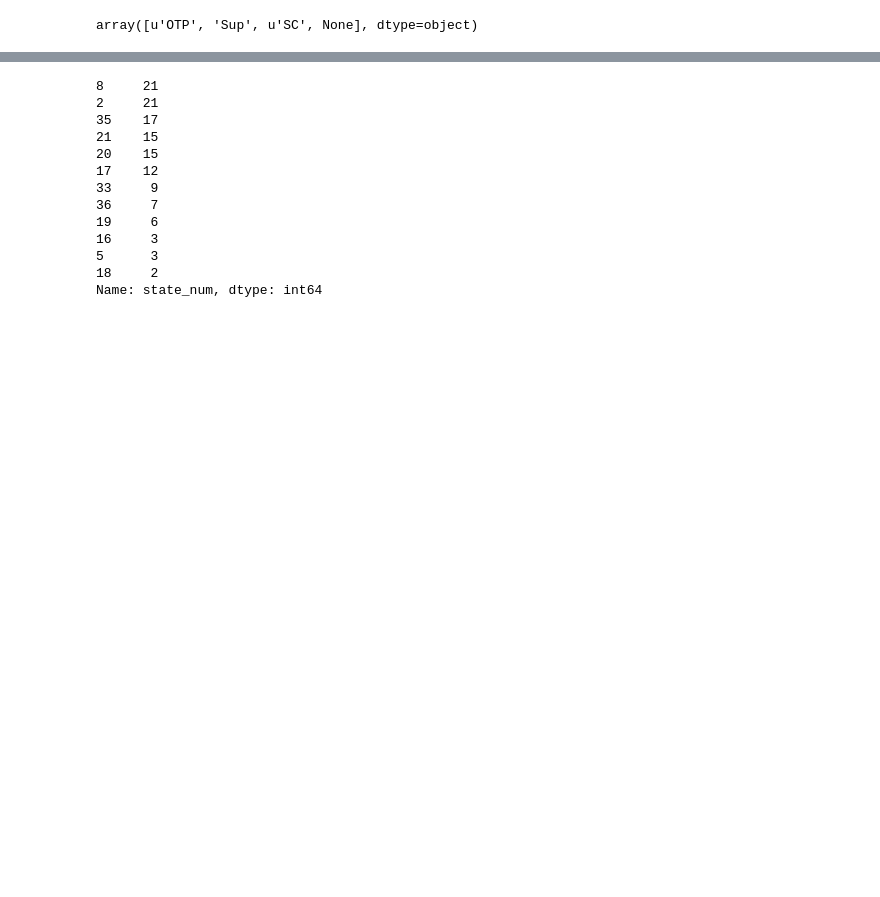
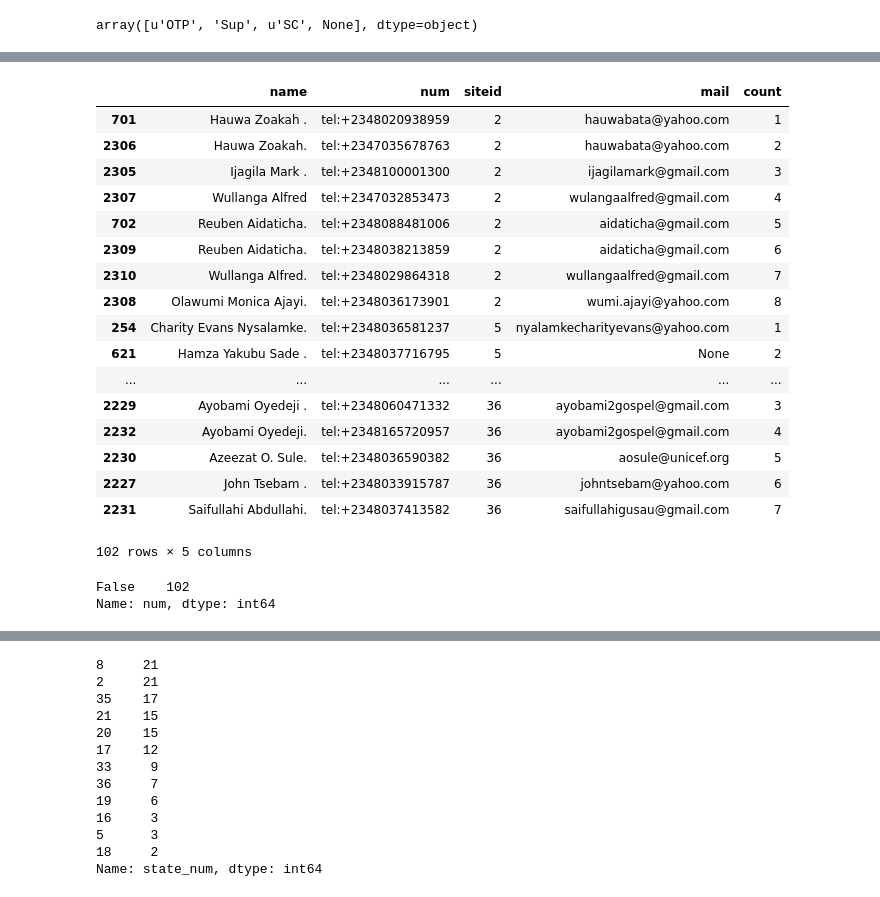
Before and after one commit to RobertJohnston/IMAM, a Jupyter notebook: IMAM Supervision database.ipynb, the cells around one changed output, grey strips where cells are left out. Drawn from its saved outputs; the diff is of its cells as text; code cells hidden in the pictures; blank space fills up the shorter version.

```diff
--- a/IMAM Supervision database.ipynb
+++ b/IMAM Supervision database.ipynb
@@ -340,6 +348,6 @@ supervision_df
 # %%
 # create db with only State Level supervision staff
-first_admin_wide = supervision_df[supervision_df['siteid'] <= 39]
+first_admin = supervision_df[supervision_df['siteid'] <= 39]
 # %%
 columnsTitles = ['name',
                  'num',
@@ -348,4 +356,31 @@ columnsTitles = ['name',
                  'count',
                  ]
 
-first_admin_wide = first_admin_wide.reindex(columns=columnsTitles)
+first_admin = first_admin.reindex(columns=columnsTitles)
+# %%
+first_admin
+# %% [output]
+|  | name | num | siteid | mail | count |
+| 701 | Hauwa Zoakah . | tel:+2348020938959 | 2 | hauwabata@yahoo.com | 1 |
+| 2306 | Hauwa Zoakah. | tel:+2347035678763 | 2 | hauwabata@yahoo.com | 2 |
+| 2305 | Ijagila Mark . | tel:+2348100001300 | 2 | ijagilamark@gmail.com | 3 |
+| 2307 | Wullanga Alfred | tel:+2347032853473 | 2 | wulangaalfred@gmail.com | 4 |
+| 702 | Reuben Aidaticha. | tel:+2348088481006 | 2 | aidaticha@gmail.com | 5 |
+| 2309 | Reuben Aidaticha. | tel:+2348038213859 | 2 | aidaticha@gmail.com | 6 |
+| 2310 | Wullanga Alfred. | tel:+2348029864318 | 2 | wullangaalfred@gmail.com | 7 |
+| 2308 | Olawumi Monica Ajayi. | tel:+2348036173901 | 2 | wumi.ajayi@yahoo.com | 8 |
+| 254 | Charity Evans Nysalamke. | tel:+2348036581237 | 5 | nyalamkecharityevans@yahoo.com | 1 |
+| 621 | Hamza Yakubu Sade . | tel:+2348037716795 | 5 | None | 2 |
+| ... | ... | ... | ... | ... | ... |
+| 2229 | Ayobami Oyedeji . | tel:+2348060471332 | 36 | ayobami2gospel@gmail.com | 3 |
+| 2232 | Ayobami Oyedeji. | tel:+2348165720957 | 36 | ayobami2gospel@gmail.com | 4 |
+| 2230 | Azeezat O. Sule. | tel:+2348036590382 | 36 | aosule@unicef.org | 5 |
+| 2227 | John Tsebam . | tel:+2348033915787 | 36 | johntsebam@yahoo.com | 6 |
+| 2231 | Saifullahi Abdullahi. | tel:+2348037413582 | 36 | saifullahigusau@gmail.com | 7 |
+102 rows × 5 columns
+# %%
+# test if num contains any null values
+first_admin['num'].isnull().value_counts()
+# %% [output]
+False    102
+Name: num, dtype: int64
```
Also changed, not shown: parts of 66 cells of this notebook.
